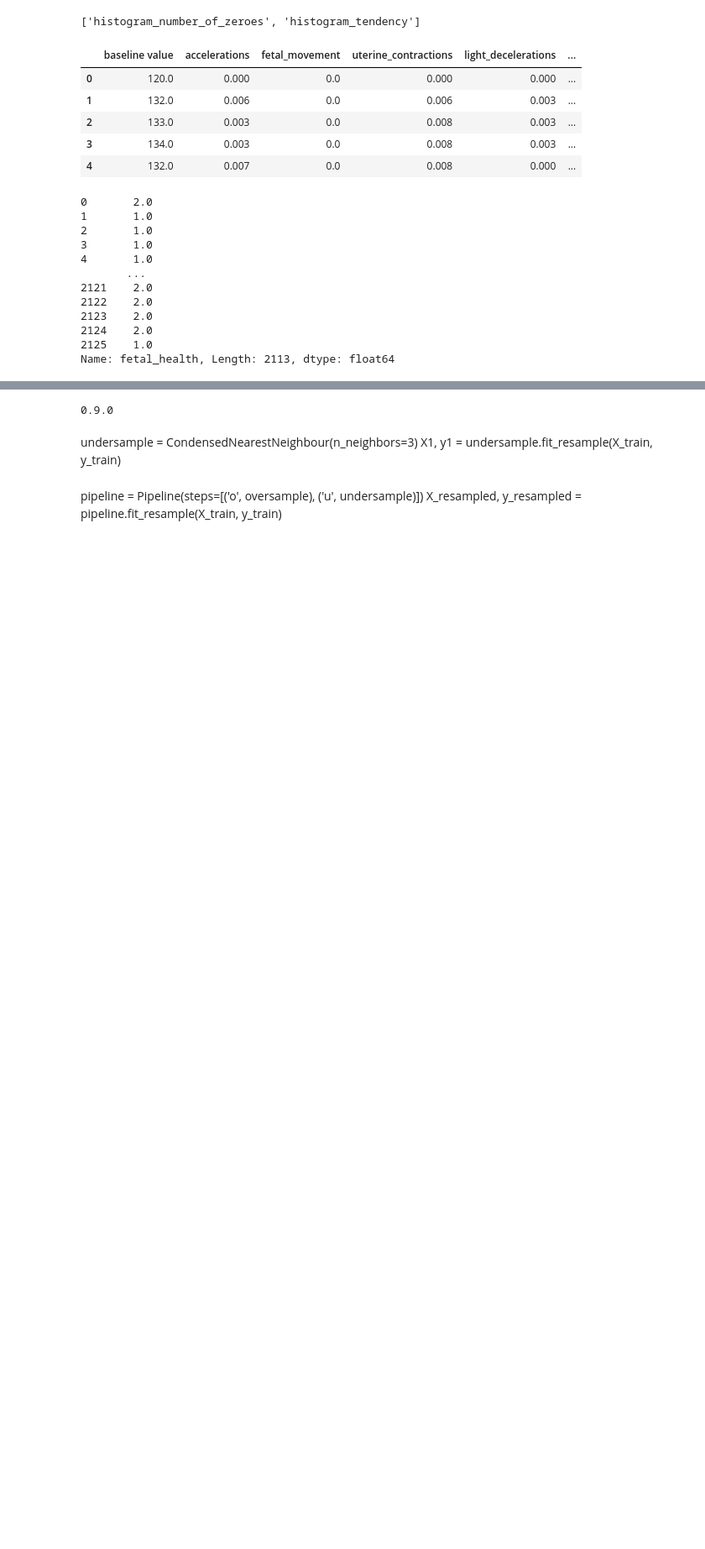
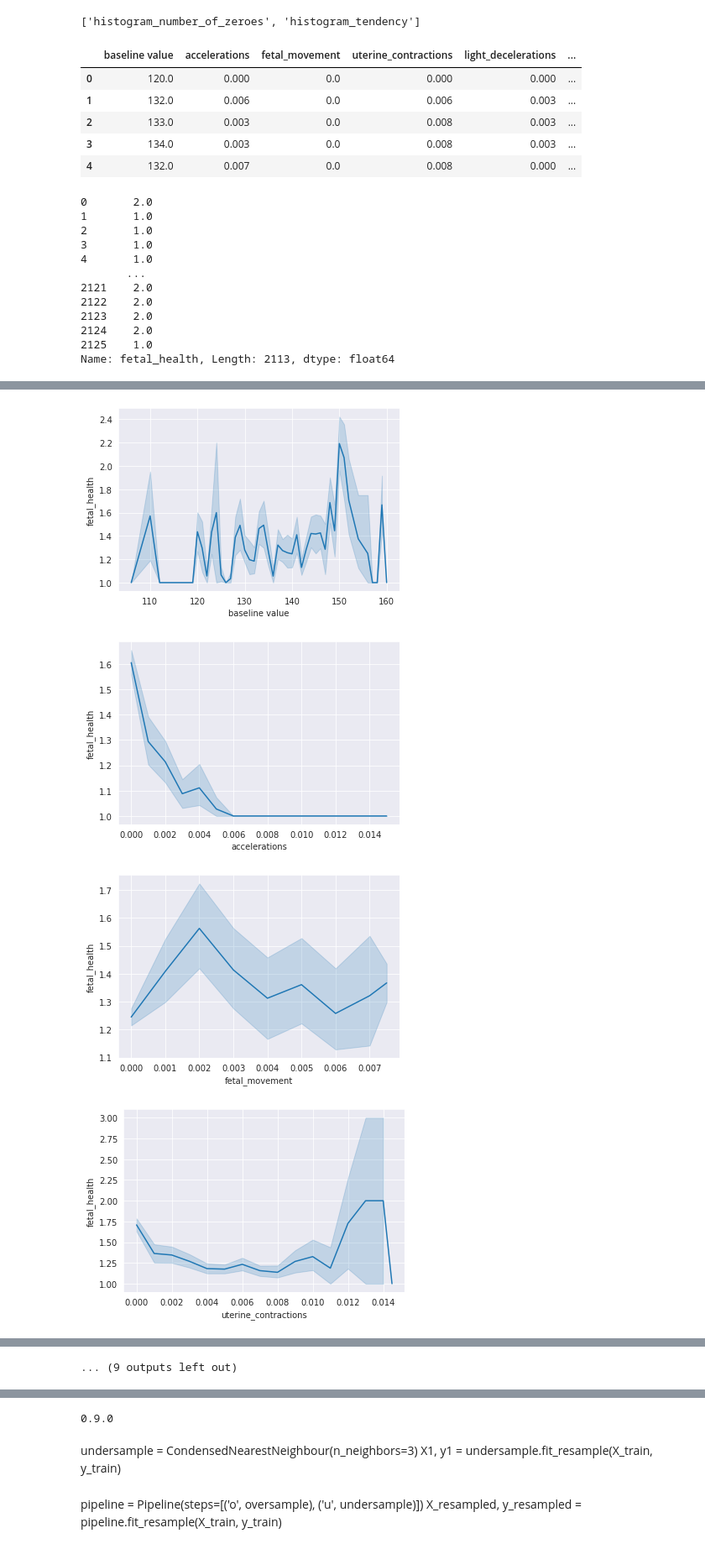
Before and after one commit to Bharathraam99/Kaggle-Practice-Repo, a Jupyter notebook: Fetal-Health.ipynb, the cells around one changed output, grey strips where cells are left out. Shown at 84% size. Drawn from its saved outputs; the diff is of its cells as text; code cells hidden in the pictures; blank space fills up the shorter version.

```diff
--- a/Fetal-Health.ipynb
+++ b/Fetal-Health.ipynb
@@ -144,0 +204,10 @@ feature_selected_columns.append('fetal_health')
+# %%
+for i in data_outlier.columns:
+    if i not in unimportant_features_final:
+        plt.figure()
+        sns.lineplot(y='fetal_health',x=i,data=data_outlier)
+# %% [output]
+[figure, added]
+[figure, added]
+[figure, added]
+[figure, added]
@@ -144,0 +222 @@ feature_selected_columns.append('fetal_health')
+... (9 outputs left out)
```
Also changed, not shown: parts of 23 cells of this notebook.
